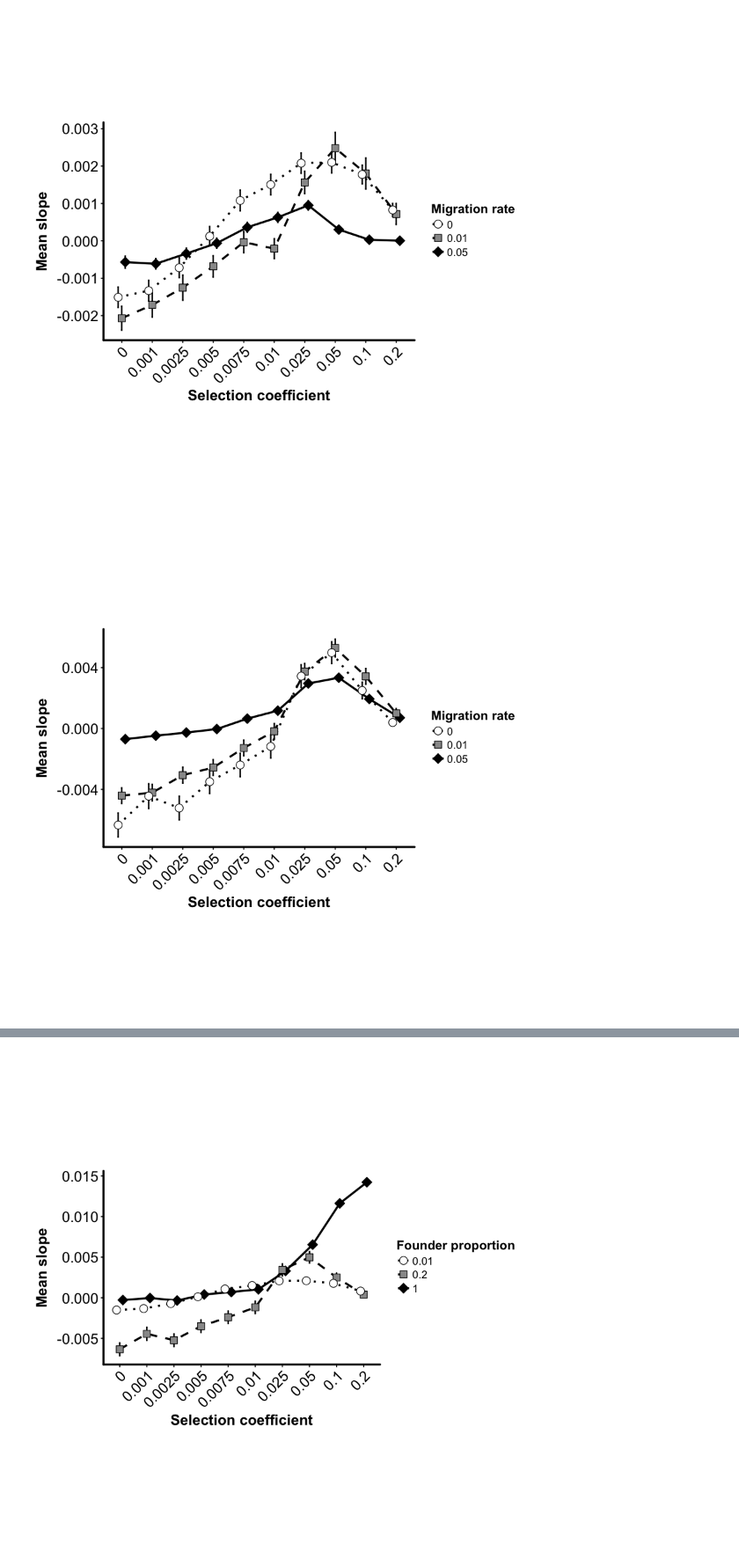
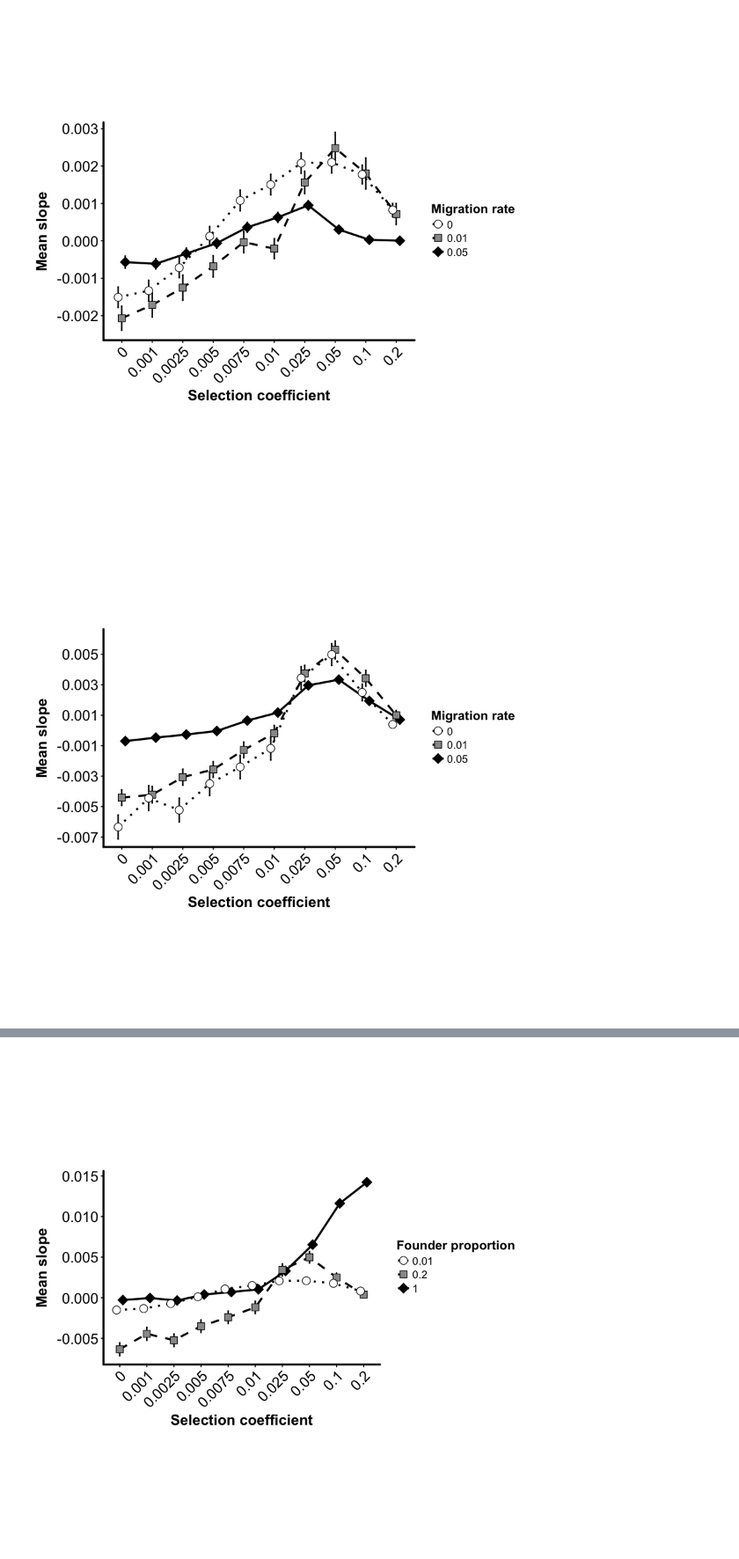
Before and after one commit to James-S-Santangelo/Simulating-Evolutionary-Clines-SEC-, a Jupyter notebook: SEC_Notebooks/R_Notebooks/oneFill_Bottlenecks_U-R_Selection.ipynb, the cells around one changed output, grey strips where cells are left out. Shown at 88% size. Drawn from its saved outputs; the diff is of its cells as text; code cells hidden in the pictures.

```diff
--- a/SEC_Notebooks/R_Notebooks/oneFill_Bottlenecks_U-R_Selection.ipynb
+++ b/SEC_Notebooks/R_Notebooks/oneFill_Bottlenecks_U-R_Selection.ipynb
@@ -107,18 +127,18 @@ MeanSlope_StrongBot
 # %%
 MeanSlope_InterBot <- ggplot(MeansProps_GenOne_Interbot, aes(x = max_s, y = mean, group = Mig_rate)) +
     geom_errorbar(aes(ymin = mean - ci_mean, ymax = mean + ci_mean), width=0.15, size=0.7,
     position = position_dodge(width = 0.35)) +
     geom_line(size = 1, aes(linetype = Mig_rate), position = position_dodge(width = 0.35)) +
     geom_point(size = 3.5, aes(fill = Mig_rate, shape = Mig_rate), position = position_dodge(width = 0.35)) +
     scale_shape_manual(labels = c("0", "0.01", "0.05"), values = c(21, 22, 23)) +
     scale_fill_manual(labels = c("0", "0.01", "0.05"), values = c("white", "grey60", "black")) +
     scale_linetype_manual(labels = c("0", "0.01", "0.05"), values = c("dotted", "dashed", "solid")) +
-#     coord_cartesian(ylim = c(0, 0.0067)) + scale_y_continuous(breaks = seq(from = 0, to = 0.006, by = 0.002)) +
+    coord_cartesian(ylim = c(-0.007, 0.006)) + scale_y_continuous(breaks = seq(from = -0.007, to = 0.006, by = 0.002)) +
     ylab("Mean slope") + xlab("Selection coefficient") +
     labs(fill = "Migration rate", shape = "Migration rate", linetype = "Migration rate") + ng1.45
 MeanSlope_InterBot
 # %% [output]
-[figure, old version]
+[figure, new version]
 # %%
 MeanSlope_NoBot <- ggplot(MeansProps_GenOne_NoBot, aes(x = max_s, y = mean, group = Mig_rate)) +
     geom_errorbar(aes(ymin = mean - ci_mean, ymax = mean + ci_mean), width=0.15, size=0.7,
```
Also changed, not shown: parts of 6 cells of this notebook, 9 other files.
